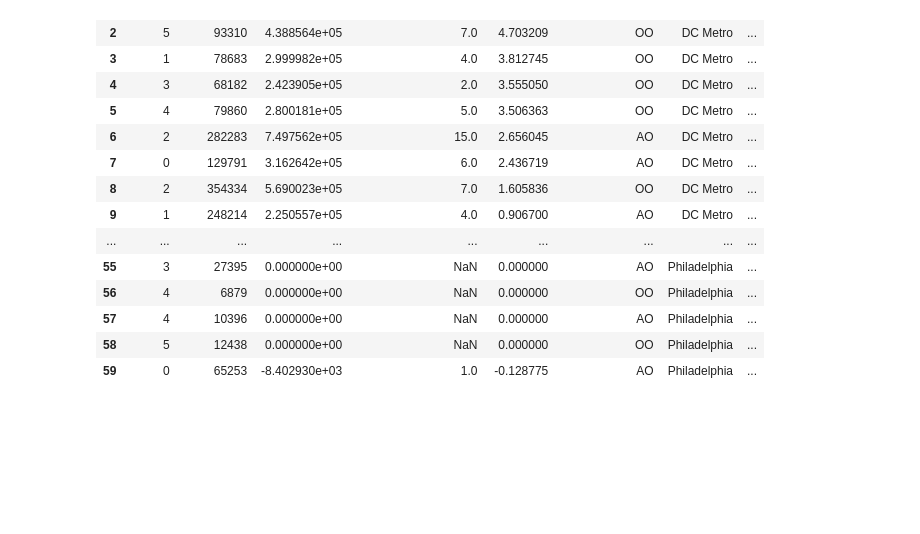
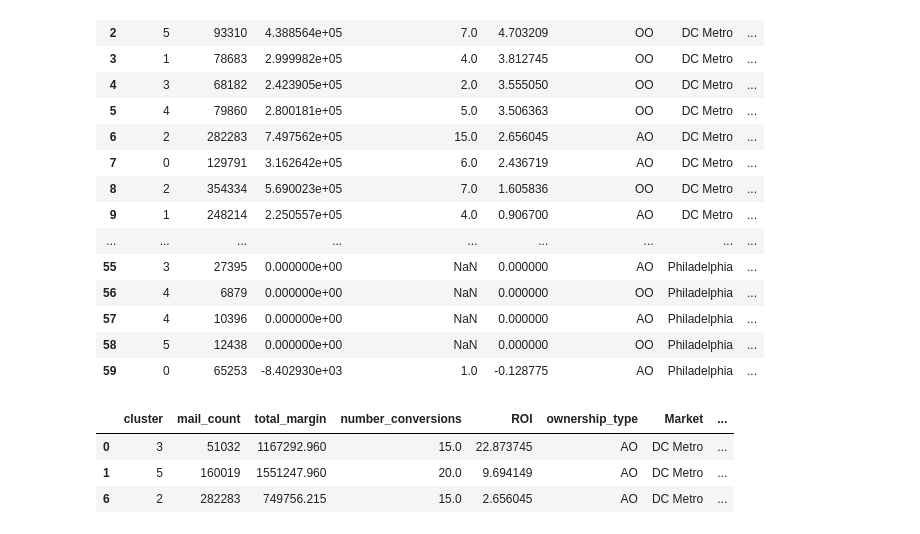
Before and after one commit to m-kareem/Property_clustring, a Jupyter notebook: Data_exploration_04.ipynb, the cells around one changed output. Saved outputs shown, nothing was run; the diff lists cells and outputs as text; code cells hidden in the pictures; blank space fills up the shorter version.

```diff
--- a/Data_exploration_04.ipynb
+++ b/Data_exploration_04.ipynb
@@ -1466,3 +1466,10 @@ DC_Metro_df = final_comparison_table[final_comparison_table['Market']=='DC Metro
 DC_Metro_df.to_excel(
     "/Users/Home/Documents/MyProjects/Property_clustring/DC_Metro_df.xlsx"
 )
+# %%
+final_comparison_table[(final_comparison_table['Market']=='DC Metro') & (final_comparison_table['cluster_state']=='C1') & (final_comparison_table['ownership_type']=='AO')]
+# %% [output]
+|  | cluster | mail_count | total_margin | number_conversions | ROI | ownership_type | Market | ... |
+| 0 | 3 | 51032 | 1167292.960 | 15.0 | 22.873745 | AO | DC Metro | ... |
+| 1 | 5 | 160019 | 1551247.960 | 20.0 | 9.694149 | AO | DC Metro | ... |
+| 6 | 2 | 282283 | 749756.215 | 15.0 | 2.656045 | AO | DC Metro | ... |
```
Also changed, not shown: parts of 13 cells of this notebook, 5 other files.
